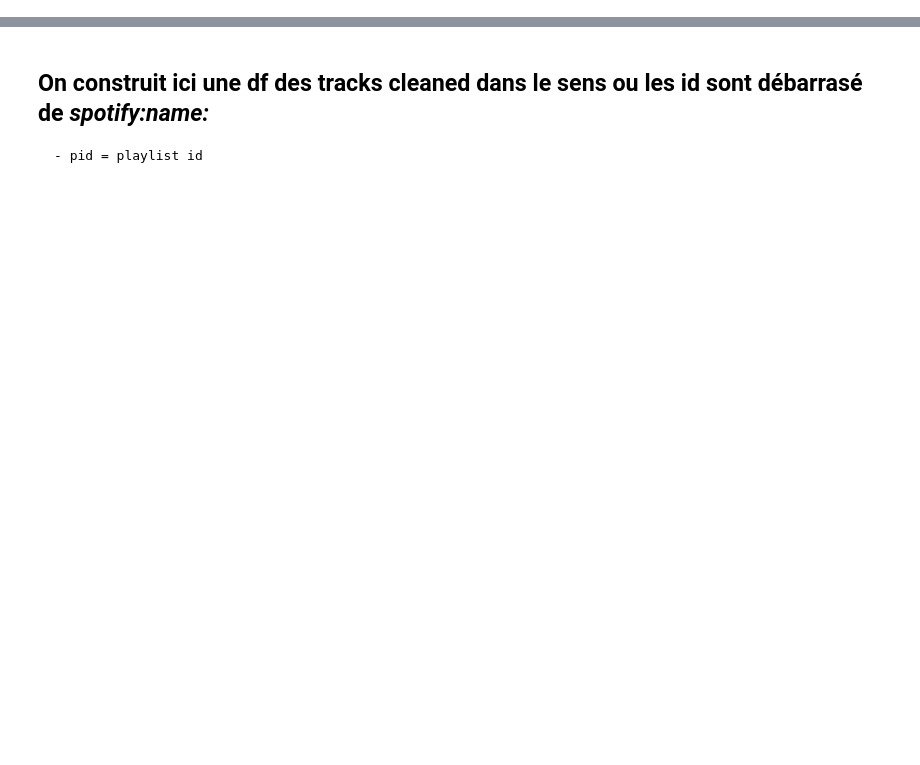
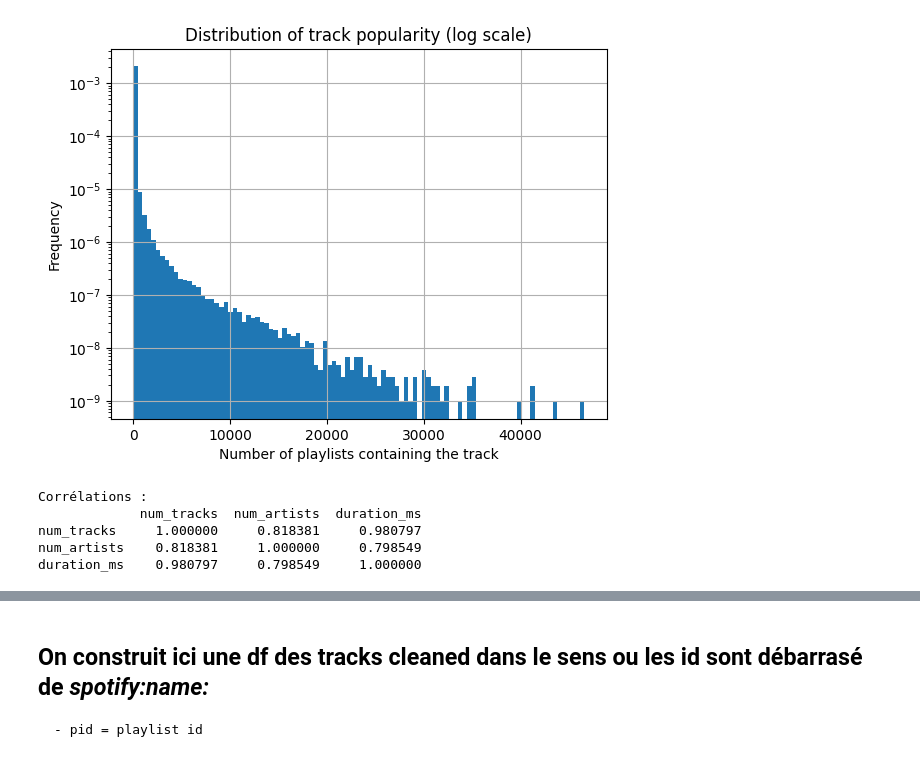
Before and after one commit to rmcvid/infoh600_projet, a Jupyter notebook: main.ipynb, the cells around one changed output, grey strips where cells are left out. Cells and saved outputs as stored; diff of their text form; code cells hidden in the pictures; blank space fills up the shorter version.

```diff
--- a/main.ipynb
+++ b/main.ipynb
@@ -65,0 +276,20 @@ memory usage: 468.9+ KB
+# %%
+# Histogram of track popularity
+df_tracks["track_id"].value_counts().compute().hist(bins=100,density = True,log = True)
+plt.title("Distribution of track popularity (log scale)")
+plt.xlabel("Number of playlists containing the track")
+plt.ylabel("Frequency")
+plt.show()
+# %% [output]
+[figure, added]
+# %%
+df_corr = df_playlists[["num_tracks", "num_artists", "duration_ms"]].compute()
+
+print("\nCorrélations :")
+print(df_corr.corr())
+# %% [output]
+Corrélations :
+             num_tracks  num_artists  duration_ms
+num_tracks     1.000000     0.818381     0.980797
+num_artists    0.818381     1.000000     0.798549
+duration_ms    0.980797     0.798549     1.000000
```
Also changed, not shown: parts of 33 cells of this notebook, 1 other file.
